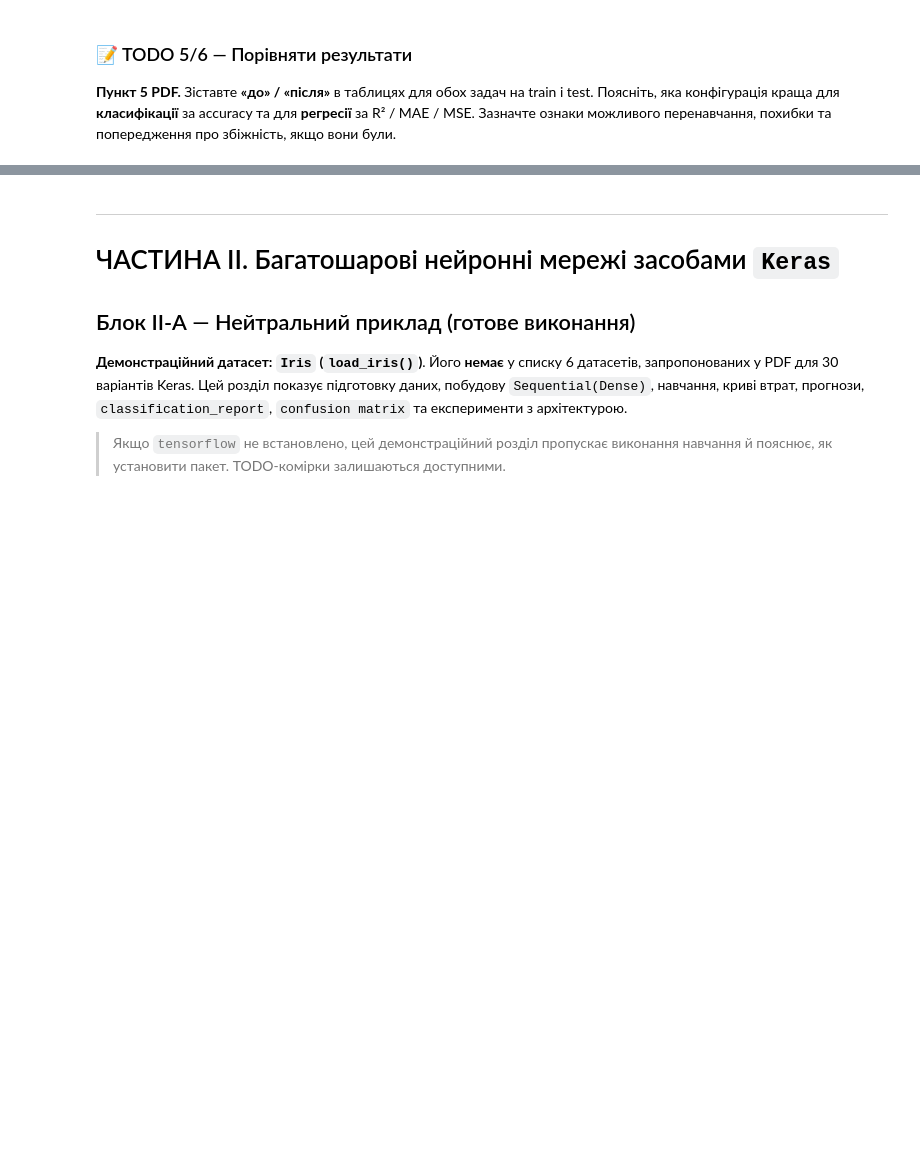
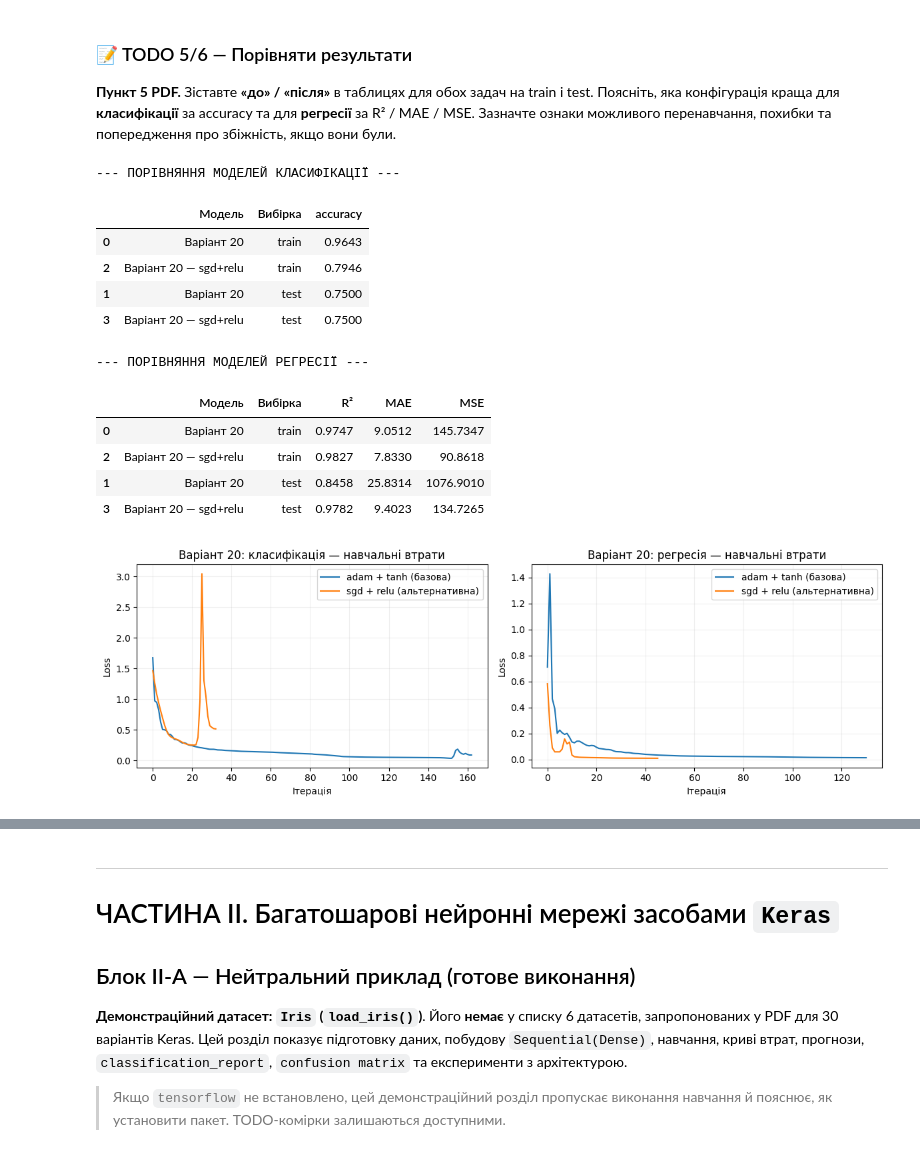
Before and after one commit to m-r-sar/DataMining, a Jupyter notebook: NeuralNetworks/Lab3-4/ЛБ_3-4_Нейтральні_приклади_та_індивідуальні_TODO.ipynb, the cells around one changed output, grey strips where cells are left out. Drawn from its saved outputs; the diff is of its cells as text; code cells hidden in the pictures; blank space fills up the shorter version.

```diff
--- a/NeuralNetworks/Lab3-4/ЛБ_3-4_Нейтральні_приклади_та_індивідуальні_TODO.ipynb
+++ b/NeuralNetworks/Lab3-4/ЛБ_3-4_Нейтральні_приклади_та_індивідуальні_TODO.ipynb
@@ -505,9 +707,70 @@ display(student_sklearn_table.loc[[STUDENT_SKLEARN_VARIANT]])
 **Пункт 5 PDF.** Зіставте **«до» / «після»** в таблицях для обох задач на train і test. Поясніть, яка конфігурація краща для **класифікації** за accuracy та для **регресії** за R² / MAE / MSE. Зазначте ознаки можливого перенавчання, похибки та попередження про збіжність, якщо вони були.
 # %%
 # TODO 5/6 — ВАШ КОД
-# Складіть таблиці порівняння:
-# pd.concat([student_cls_base_results, student_cls_alt_results])
-# pd.concat([student_reg_base_results, student_reg_alt_results])
-# За бажанням побудуйте діаграми відмінностей метрик.
 
-# ВАШ КОД НИЖЧЕ:
+# 1. Об'єднання результатів класифікації
+student_cls_comparison = pd.concat(
+    [student_cls_base_results, student_cls_alt_results],
+    ignore_index=True
+)
+
+# 2. Об'єднання результатів регресії
+student_reg_comparison = pd.concat(
+    [student_reg_base_results, student_reg_alt_results],
+    ignore_index=True
+)
+
+print('--- ПОРІВНЯННЯ МОДЕЛЕЙ КЛАСИФІКАЦІЇ ---')
+display(student_cls_comparison.sort_values(by='Вибірка', ascending=False).round(4))
+
+print('\n--- ПОРІВНЯННЯ МОДЕЛЕЙ РЕГРЕСІЇ ---')
+display(student_reg_comparison.sort_values(by='Вибірка', ascending=False).round(4))
+
+fig, axes = plt.subplots(1, 2, figsize=(12, 4))
+
+# Класифікація
+for name, mlp in [
+    ('adam + tanh (базова)', student_clf.named_steps['mlp']),
+    ('sgd + relu (альтернативна)', student_clf_alt.named_steps['mlp']),
+]:
+    if hasattr(mlp, 'loss_curve_'):
+        axes[0].plot(mlp.loss_curve_, label=name)
+
+axes[0].set_title('Варіант 20: класифікація — навчальні втрати')
+axes[0].set_xlabel('Ітерація')
+axes[0].set_ylabel('Loss')
+axes[0].grid(alpha=0.2)
+axes[0].legend()
+
+# Регресія
+for name, transformer in [
+    ('adam + tanh (базова)', student_reg),
+    ('sgd + relu (альтернативна)', student_reg_alt),
+]:
+    # Дістаємо MLP з пайплайну всередині TransformedTargetRegressor
+    mlp = transformer.regressor_.named_steps['mlp']
+    if hasattr(mlp, 'loss_curve_'):
+        axes[1].plot(mlp.loss_curve_, label=name)
+
+axes[1].set_title('Варіант 20: регресія — навчальні втрати')
+axes[1].set_xlabel('Ітерація')
+axes[1].set_ylabel('Loss')
+axes[1].grid(alpha=0.2)
+axes[1].legend()
+
+plt.tight_layout()
+plt.show()
+# %% [output]
+--- ПОРІВНЯННЯ МОДЕЛЕЙ КЛАСИФІКАЦІЇ ---
+|  | Модель | Вибірка | accuracy |
+| 0 | Варіант 20 | train | 0.9643 |
+| 2 | Варіант 20 — sgd+relu | train | 0.7946 |
+| 1 | Варіант 20 | test | 0.7500 |
+| 3 | Варіант 20 — sgd+relu | test | 0.7500 |
+--- ПОРІВНЯННЯ МОДЕЛЕЙ РЕГРЕСІЇ ---
+|  | Модель | Вибірка | R² | MAE | MSE |
+| 0 | Варіант 20 | train | 0.9747 | 9.0512 | 145.7347 |
+| 2 | Варіант 20 — sgd+relu | train | 0.9827 | 7.8330 | 90.8618 |
+| 1 | Варіант 20 | test | 0.8458 | 25.8314 | 1076.9010 |
+| 3 | Варіант 20 — sgd+relu | test | 0.9782 | 9.4023 | 134.7265 |
+[figure, added]
```
Also changed, not shown: parts of 17 cells of this notebook.
